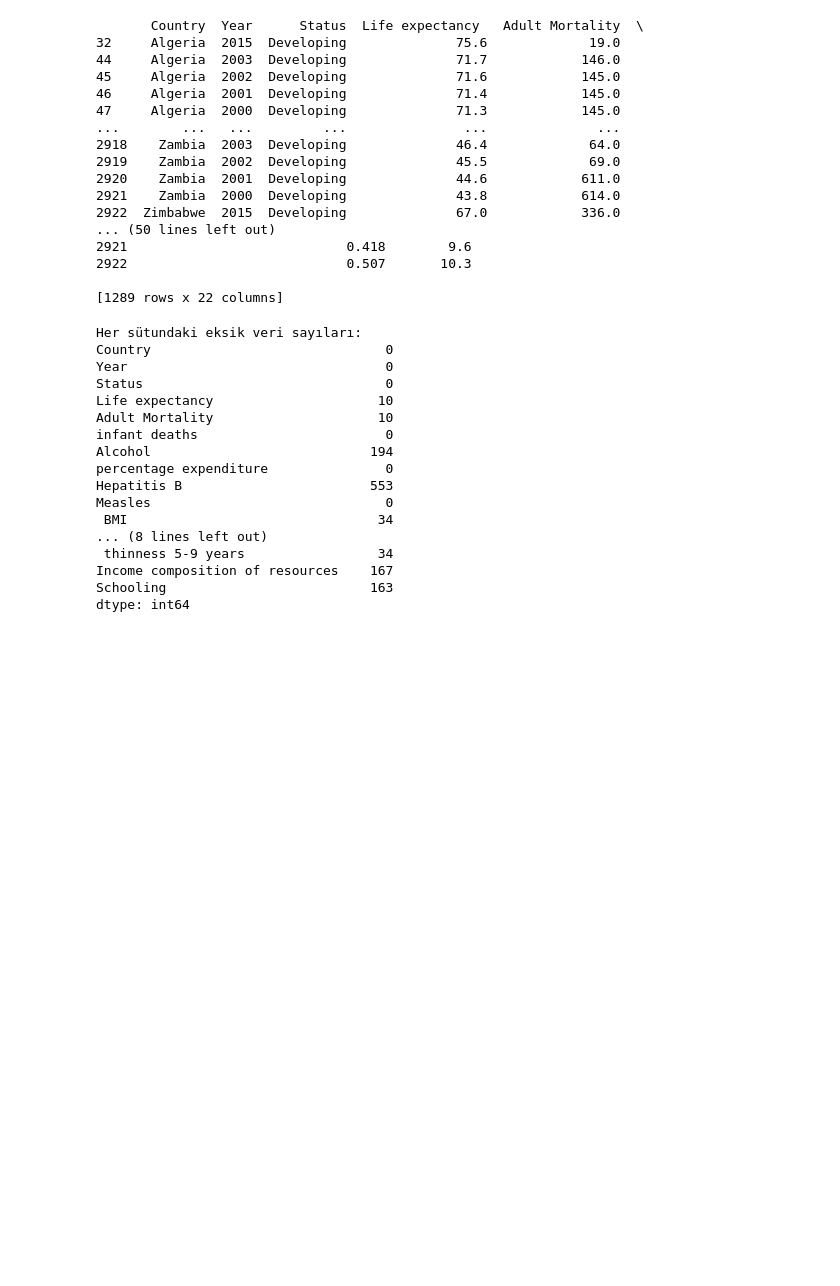
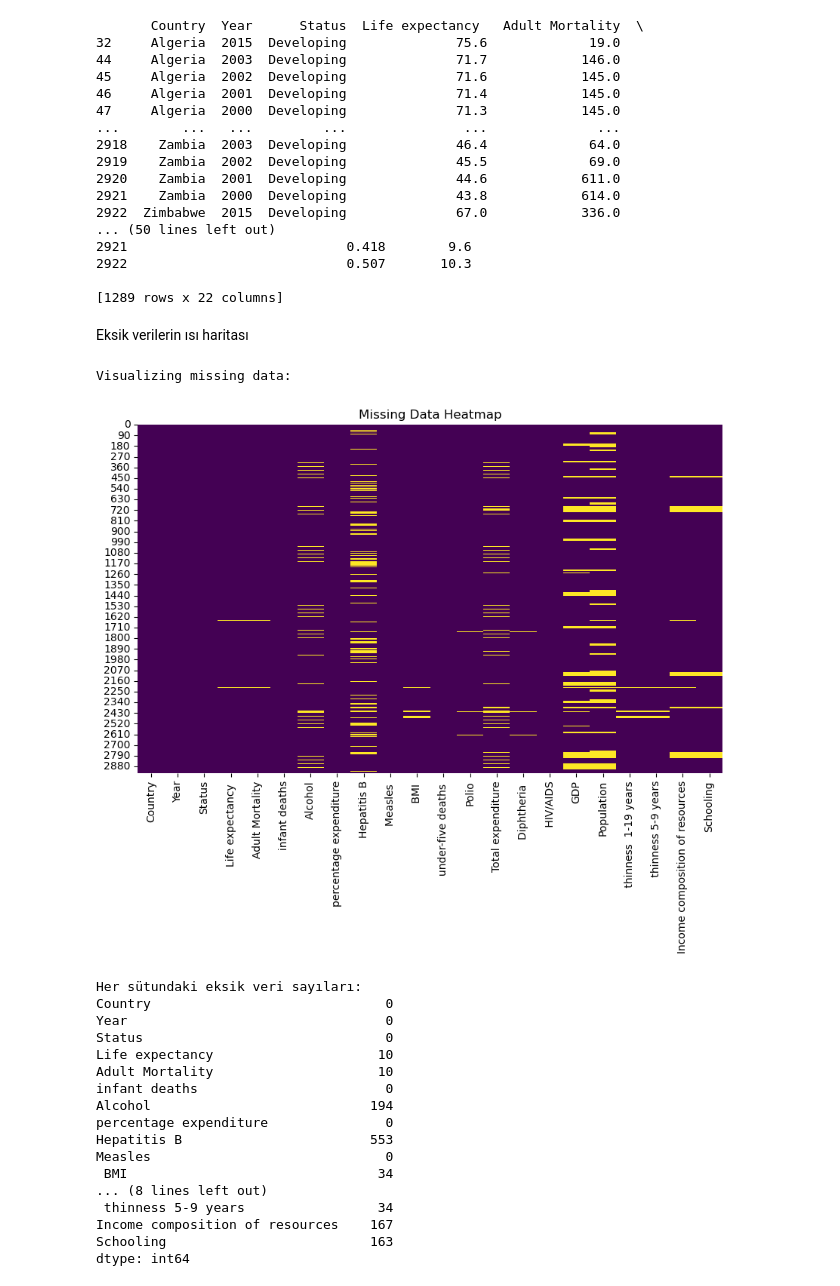
Before and after one commit to bizoncan/Bitirme-Projesi, a Jupyter notebook: gauss_who_impute.ipynb, the cells around one changed output. Saved outputs shown, nothing was run; the diff lists cells and outputs as text; code cells hidden in the pictures; blank space fills up the shorter version.

```diff
--- a/gauss_who_impute.ipynb
+++ b/gauss_who_impute.ipynb
@@ -30,6 +37,20 @@ print(missing_data)
 2922                            0.507       10.3
 
 [1289 rows x 22 columns]
+# %% [markdown]
+Eksik verilerin ısı haritası
+# %%
+def plot_missing_data(data):
+    plt.figure(figsize=(10, 6))
+    sns.heatmap(data.isnull(), cbar=False, cmap='viridis')
+    plt.title("Missing Data Heatmap")
+    plt.show()
+
+print("Visualizing missing data:")
+plot_missing_data(df)
+# %% [output]
+Visualizing missing data:
+[figure, added]
 # %%
 missing_counts = df.isnull().sum()
 
```
Also changed, not shown: parts of 3 cells of this notebook.
